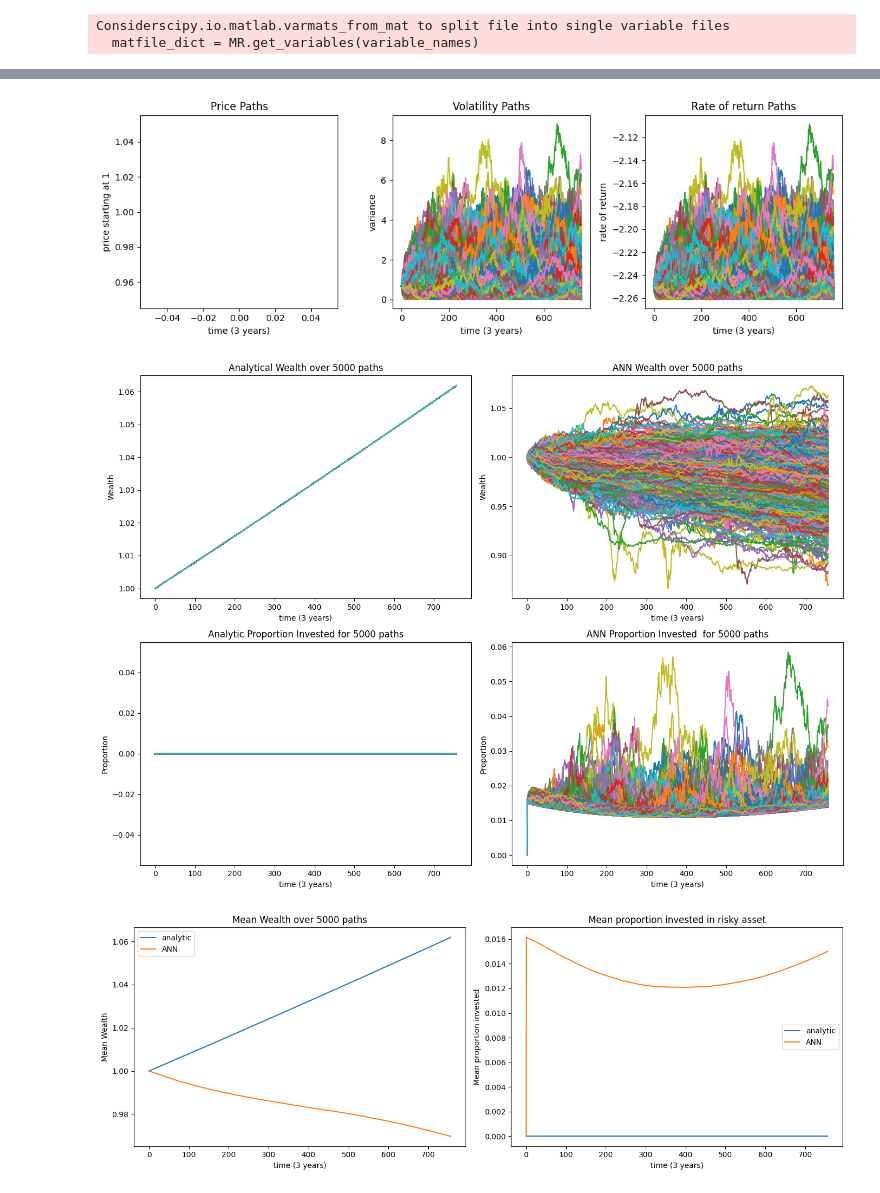
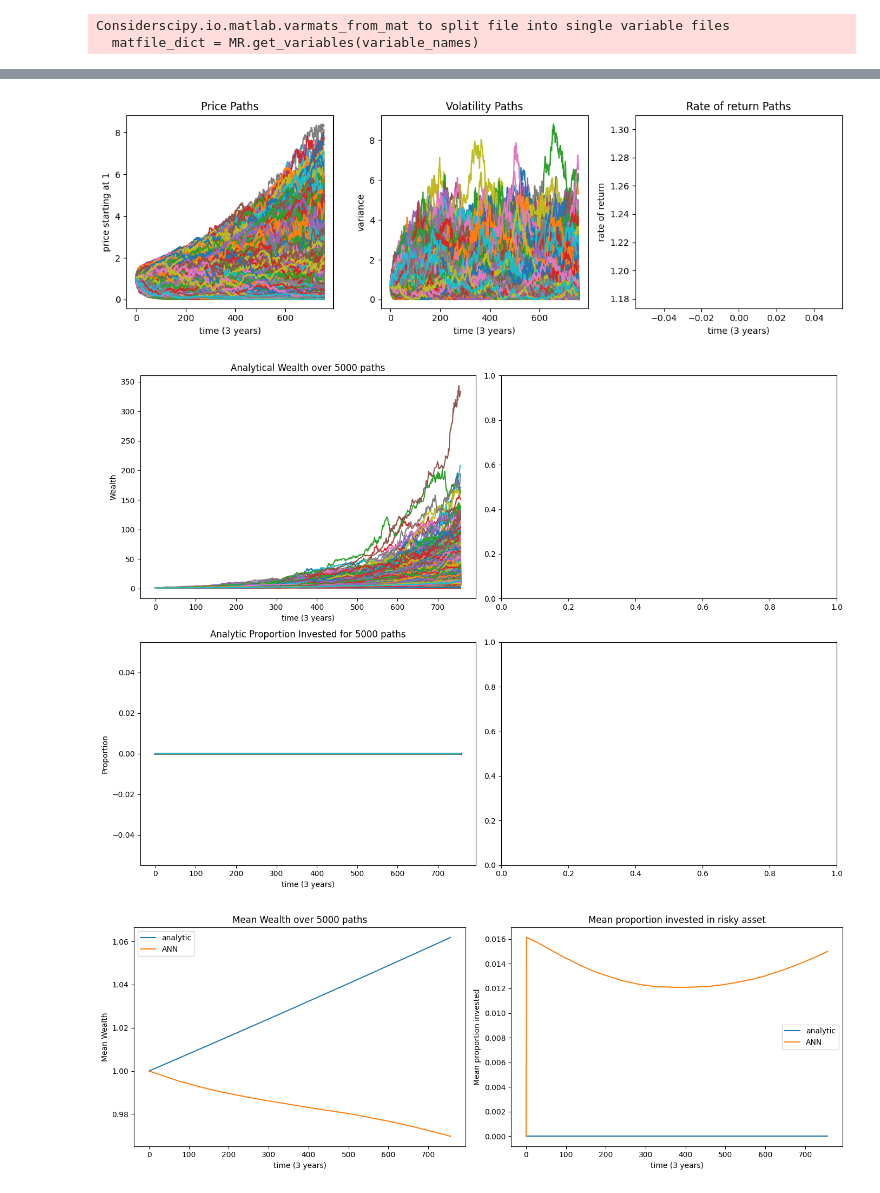
Before and after one commit to grayson-myers/portfolio-optimization-project, a Jupyter notebook: simulations_optimization.ipynb, the cells around one changed output, grey strips where cells are left out. Cells and saved outputs as stored; diff of their text form; code cells hidden in the pictures.

```diff
--- a/simulations_optimization.ipynb
+++ b/simulations_optimization.ipynb
@@ -69,7 +68,11 @@ for t in range(n_steps):
 # %%
 # ── 3. Estimate mu(V) = alpha + beta*V from TSLA historical data ───────────────
 # tsla       = yf.download('TSLA', start='2015-07-10', end='2015-09-30')
+nvda       = yf.download('NVDA', start='2023-01-3', end='2023-12-29')
+
 # prices     = tsla['Close'].values
+prices     = nvda['Close'].values
+
 log_ret_raw    = np.diff(np.log(prices),axis=0)
 log_ret = log_ret_raw[~np.isnan(log_ret_raw)]
 # print(np.shape(prices))
@@ -89,4 +92,8 @@ alpha_mu = float(reg.intercept_)
 beta_mu  = float(reg.coef_[0])
 
 print(f"mu(V) = {alpha_mu:.4f} + {beta_mu:.4f} * V(t)")
+
+mu = np.mean(log_ret) * 252
+mu = np.log(prices)[-1] - np.log(prices)[0]
+print(f"Average annualized return (mu) from data: {mu}")
 # %% [output]
@@ -251,29 +237,29 @@ tensor([[1., 1., 1.,  ..., 1., 1., 1.],
 # %%
 import matplotlib.pyplot as plt
 
 # ploting the price, volatility and rate of return
 fig, axs = plt.subplots(1, 3, figsize=(12, 4))
 
 # Access subplots by index
 axs[0].plot(P_paths)
 axs[0].set_title('Price Paths')
 axs[0].set_xlabel('time (3 years)')
 axs[0].set_ylabel('price starting at 1')
 
 axs[1].plot(V_paths)
 axs[1].set_title('Volatility Paths')
 axs[1].set_xlabel('time (3 years)')
 axs[1].set_ylabel('variance')
 
-axs[2].plot(mu_paths, label='rate of return')
+axs[2].plot(mu, label='rate of return')
 axs[2].set_title('Rate of return Paths')
 axs[2].set_xlabel('time (3 years)')
 axs[2].set_ylabel('rate of return')
 
 plt.tight_layout() # Adjust spacing automatically
 plt.show()
 # %% [output]
-[figure, old version]
+[figure, new version]
 # %%
 import matplotlib.pyplot as plt
 
@@ -286,10 +272,10 @@ ax1.set_xlabel('time (3 years)')
 ax1.set_ylabel('Wealth')
 ax1.set_title('Analytical Wealth over 5000 paths')
 
-ax2.plot(W_ann_paths.detach())
-ax2.set_xlabel('time (3 years)')
-ax2.set_ylabel('Wealth')
-ax2.set_title('ANN Wealth over 5000 paths')
+# ax2.plot(W_ann_paths.detach())
+# ax2.set_xlabel('time (3 years)')
+# ax2.set_ylabel('Wealth')
+# ax2.set_title('ANN Wealth over 5000 paths')
 
 # --- Row 2: Proportion Invested ---
 pi_ANA = ((mu_paths - r) / (gamma * V_paths)).clamp(0, 1)
@@ -299,15 +285,15 @@ ax3.set_xlabel('time (3 years)')
 ax3.set_ylabel('Proportion')
 ax3.set_title('Analytic Proportion Invested for 5000 paths')
 
-ax4.plot(pi_ann_paths.detach())
-ax4.set_xlabel('time (3 years)')
-ax4.set_ylabel('Proportion')
-ax4.set_title('ANN Proportion Invested  for 5000 paths')
+# ax4.plot(pi_ann_paths.detach())
+# ax4.set_xlabel('time (3 years)')
+# ax4.set_ylabel('Proportion')
+# ax4.set_title('ANN Proportion Invested  for 5000 paths')
 
 plt.tight_layout()
 plt.show()
 # %% [output]
-[figure, old version]
+[figure, new version]
 # %%
 fig, (ax1, ax2) = plt.subplots(1, 2, figsize=(14, 5))
 
```
Also changed, not shown: parts of 5 cells of this notebook, 15 other files.
